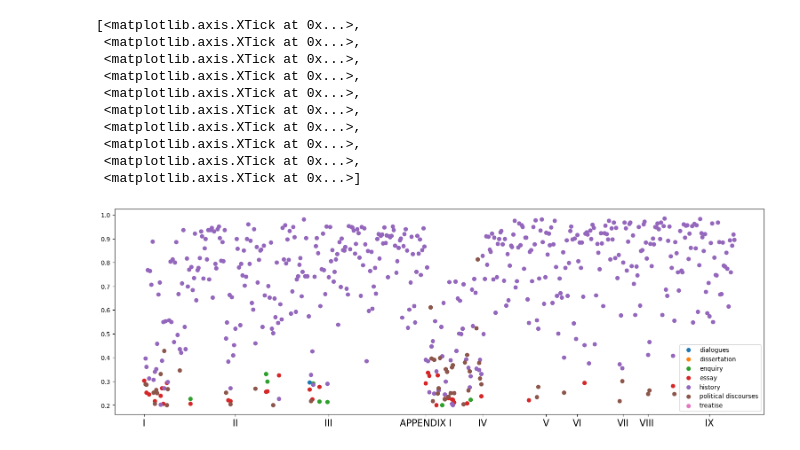
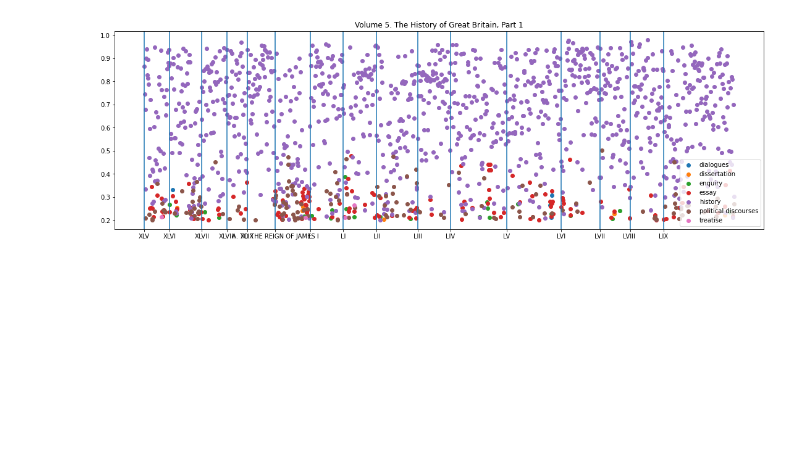
Before and after one commit to vbunt/hume-classifier, a Jupyter notebook: what is inside history?.ipynb, the cells around one changed output. Saved outputs shown, nothing was run; the diff lists cells and outputs as text; code cells hidden in the pictures; blank space fills up the shorter version.

```diff
--- a/what is inside history?.ipynb
+++ b/what is inside history?.ipynb
@@ -25,30 +28,45 @@ titles_d = {}
 for i in range(len(titles)):
     if titles[i] not in titles_d:
         titles_d[titles[i]] = i
+
+titles_inv = {val:key for key, val in titles_d.items()}
+titles_inv[3065] = 'A. TO THE REIGN OF JAMES I'
-# %%
-import matplotlib.pyplot as plt
-import datetime
-import numpy as np
-
-fig, ax = plt.subplots(figsize=(15, 5), layout='constrained')
-
-x = np.array([i for i in range(len(pred[:500]))])
-for i in range(7):
-    y = pred.T[i][:500]
-    y = [v if v > 0.2 else None for v in y]
-    ax.scatter(x,y, label=id2label[i])
-
-ax.legend()
-ax.xaxis.set_ticks([0, 77, 156, 238, 286, 340, 366, 405, 426, 478], labels=list(titles_d.keys())[:10], fontsize=15)
-# %% [output]
-[<matplotlib.axis.XTick at 0x...>,
- <matplotlib.axis.XTick at 0x...>,
- <matplotlib.axis.XTick at 0x...>,
- <matplotlib.axis.XTick at 0x...>,
- <matplotlib.axis.XTick at 0x...>,
- <matplotlib.axis.XTick at 0x...>,
- <matplotlib.axis.XTick at 0x...>,
- <matplotlib.axis.XTick at 0x...>,
- <matplotlib.axis.XTick at 0x...>,
- <matplotlib.axis.XTick at 0x...>]
-[figure, removed]
+# %%
+# on which paragraph and chapter each volume starts
+volume_start = [('I', 0), ('XII', 708), ('XXIV', 1500), ('XXXVIII', 2245), ('XLV', 2797), ('LX', 4006), ('end', 5046)]
+# %%
+volume_names = ['Volume 1. The Early History of England, Part 1',
+                'Volume 2. The Early History of England, Part 2',
+                'Volume 3. The History of the House of Tudor, Part 1',
+                'Volume 4. The History of the House of Tudor, Part 2',
+                'Volume 5. The History of Great Britain, Part 1',
+                'Volume 6. The History of Great Britain, Part 2']
+# %%
+def draw_volume(num):
+    num = num-1
+    fig, ax = plt.subplots(figsize=(15, 5), layout='constrained')
+
+    start = volume_start[num][1] # starting paragraph
+    end = volume_start[num+1][1] # ending paragraph + 1
+
+    x = np.array([i for i in range(len(pred[start:end]))]) # go through paragraphs
+    for i in range(7):
+        y = pred.T[i][start:end]
+        y = [v if v > 0.2 else None for v in y]
+        ax.scatter(x,y, label=id2label[i])
+
+    ax.legend()
+    plt.title(volume_names[num])
+
+    titles = [titles_inv[el] for el in titles_inv if el >= start and el < end]
+    ticks = [el-start for el in titles_inv if el >= start and el < end]
+    ax.xaxis.set_ticks(ticks, labels=titles, fontsize=10)
+
+    for t in ticks:
+        plt.axvline(x = t)
+
+    plt.show()
+# %%
+draw_volume(5)
+# %% [output]
+[figure, added]
```
Also changed, not shown: parts of 2 cells of this notebook, 1 other file.
